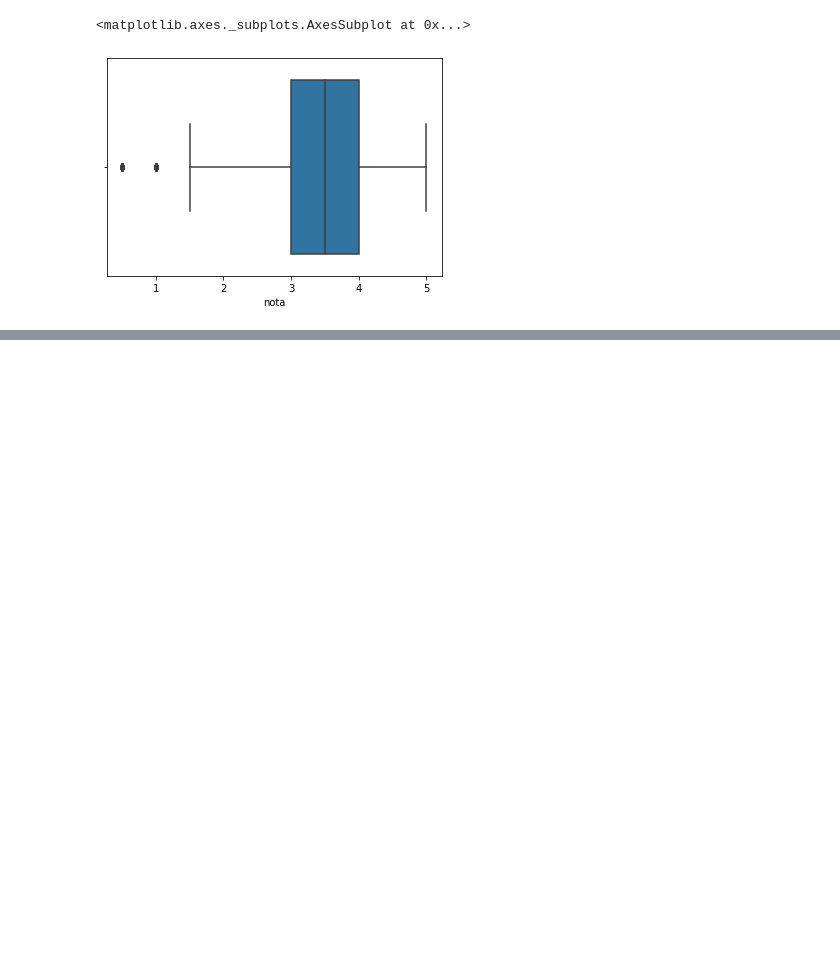
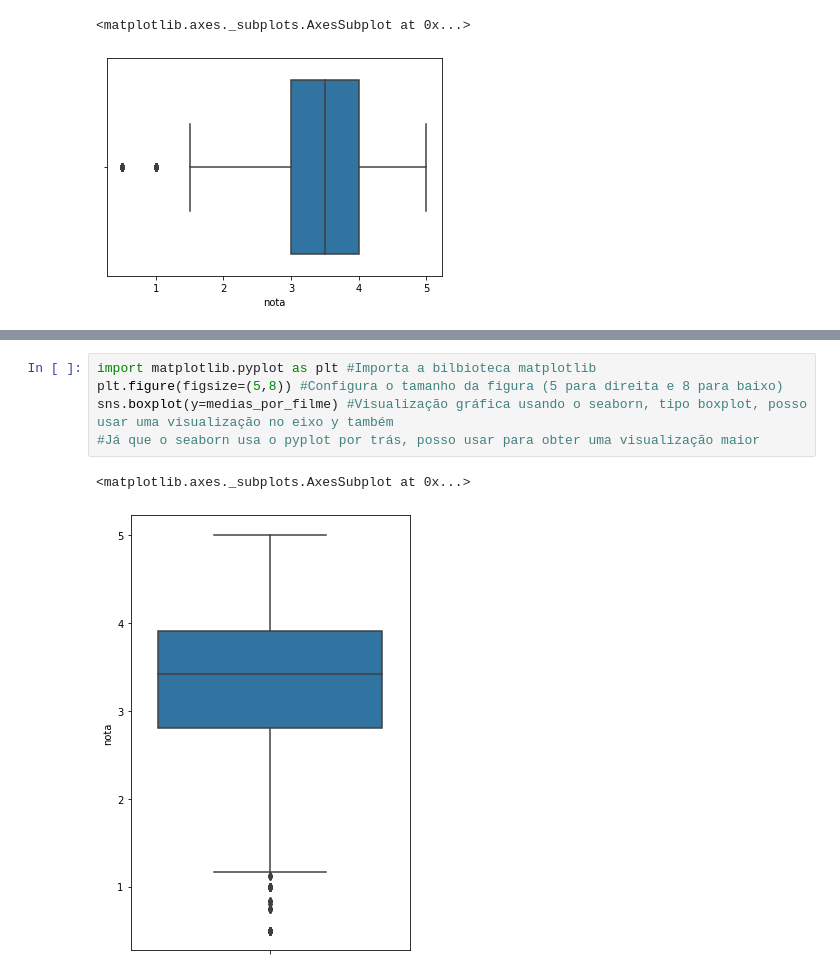
Before and after one commit to gabrielcn/Data-Science, a Jupyter notebook: introducao_data_science.ipynb, the cells around one changed output, grey strips where cells are left out. Drawn from its saved outputs; the diff is of its cells as text; blank space fills up the shorter version.

```diff
--- a/introducao_data_science.ipynb
+++ b/introducao_data_science.ipynb
@@ -115,0 +188,8 @@ sns.boxplot(notas.nota) #Mostra as mesmas informações do describe acima, mas e
+# %%
+import matplotlib.pyplot as plt #Importa a bilbioteca matplotlib
+plt.figure(figsize=(5,8)) #Configura o tamanho da figura (5 para direita e 8 para baixo)
+sns.boxplot(y=medias_por_filme) #Visualização gráfica usando o seaborn, tipo boxplot, posso usar uma visualização no eixo y também
+#Já que o seaborn usa o pyplot por trás, posso usar para obter uma visualização maior
+# %% [output]
+<matplotlib.axes._subplots.AxesSubplot at 0x...>
+[figure, added]
```
Also changed, not shown: parts of 17 cells of this notebook.
